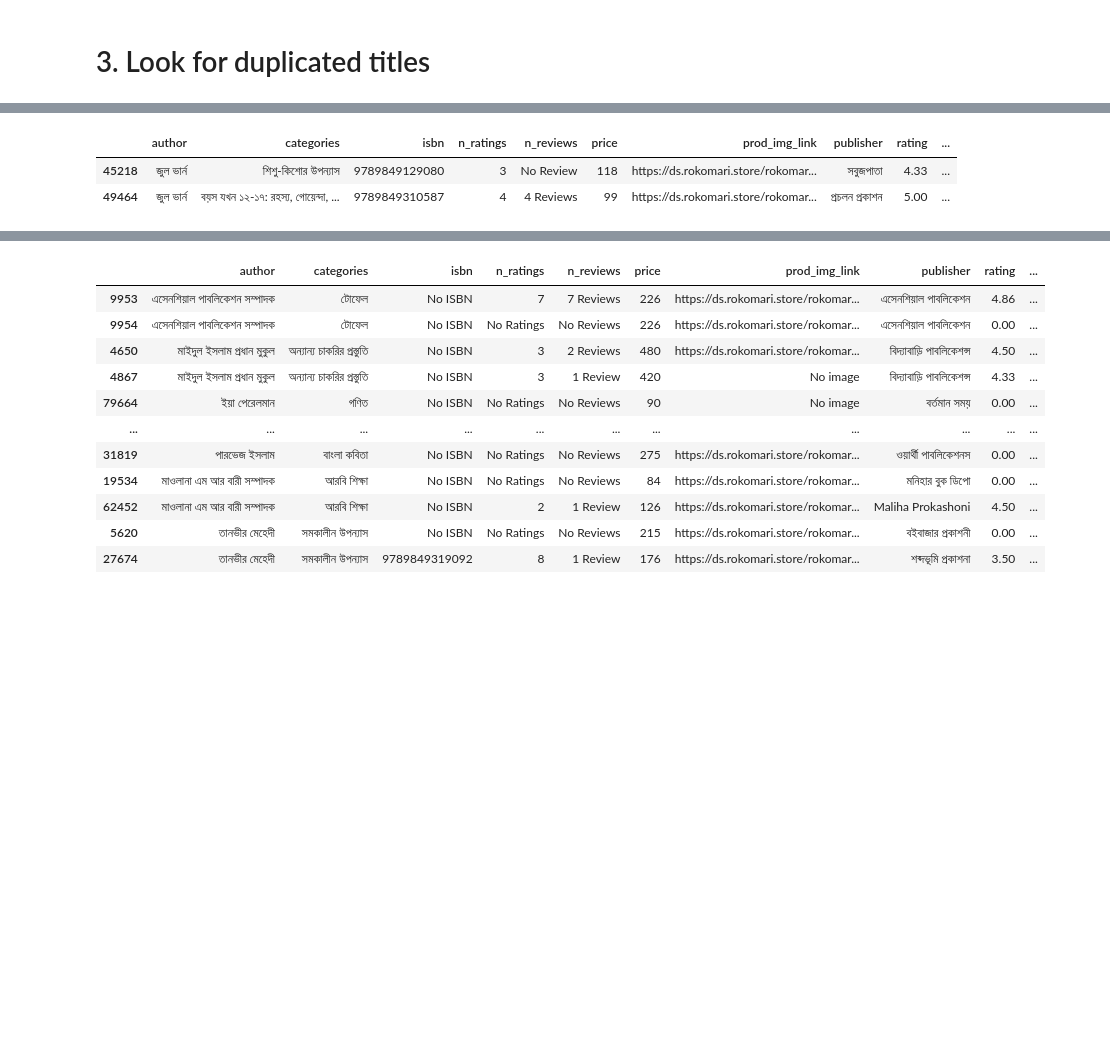
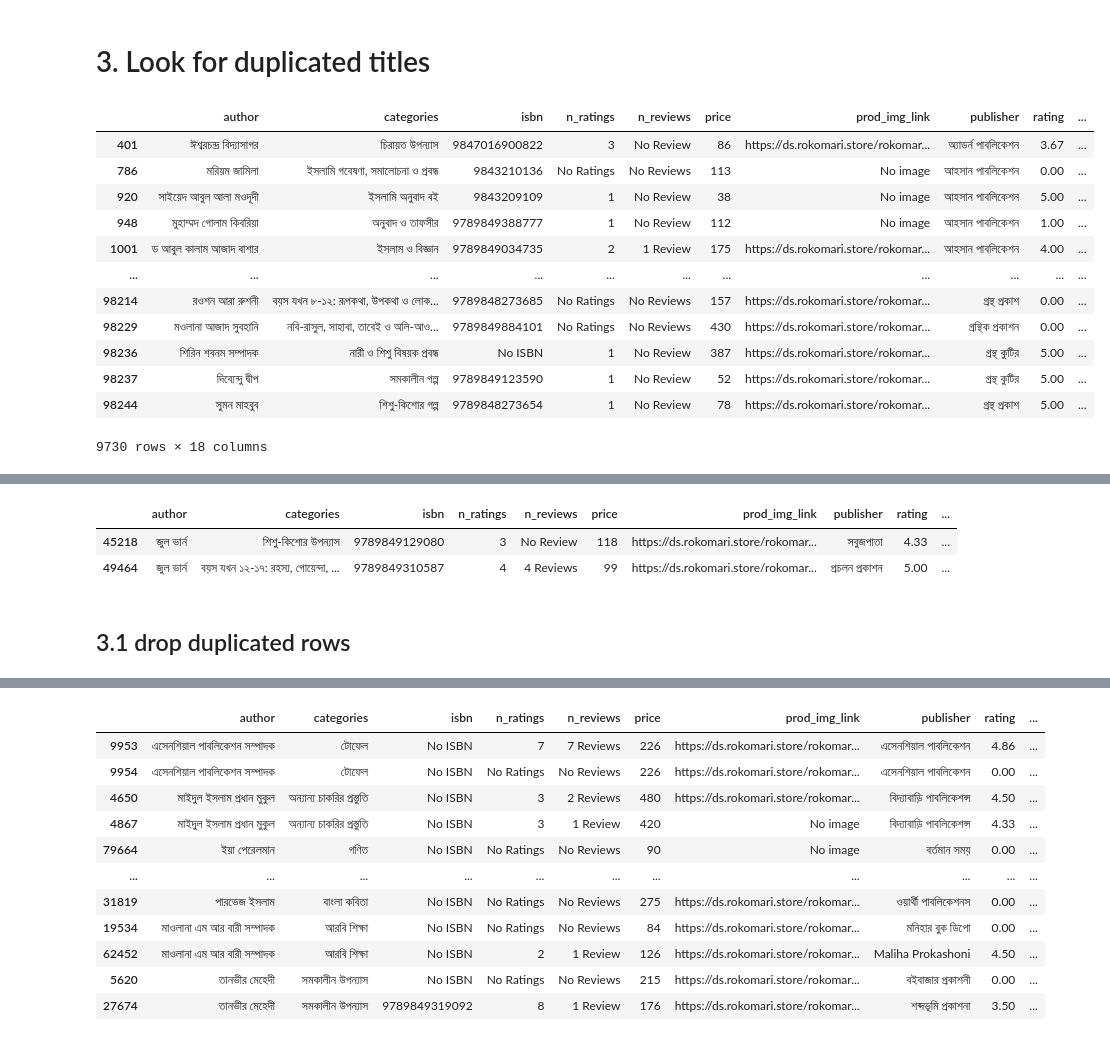
Before and after one commit to Tasfiq-K/recommendation_system_rokomari_books, a Jupyter notebook: notebooks/preprocessing_bn_books_title.ipynb, the cells around one changed output, grey strips where cells are left out. Drawn from its saved outputs; the diff is of its cells as text; code cells hidden in the pictures; blank space fills up the shorter version.

```diff
--- a/notebooks/preprocessing_bn_books_title.ipynb
+++ b/notebooks/preprocessing_bn_books_title.ipynb
@@ -211,6 +229,22 @@ df_bn['bangla_title'].apply(detect_language).value_counts()
 dtype: int64
 # %% [markdown]
 # 3. Look for duplicated titles
+# %%
+df_bn[df_bn[['bangla_title']].duplicated() == True]
+# %% [output]
+|  | author | categories | isbn | n_ratings | n_reviews | price | prod_img_link | publisher | rating | ... |
+| 401 | ঈশ্বরচন্দ্র বিদ্যাসাগর | চিরায়ত উপন্যাস | 9847016900822 | 3 | No Review | 86 | https://ds.rokomari.store/rokomar... | অ্যাডর্ন পাবলিকেশন | 3.67 | ... |
+| 786 | মরিয়ম জামিলা | ইসলামি গবেষণা, সমালোচনা ও প্রবন্ধ | 9843210136 | No Ratings | No Reviews | 113 | No image | আহসান পাবলিকেশন | 0.00 | ... |
+| 920 | সাইয়েদ আবুল আলা মওদূদী | ইসলামি অনুবাদ বই | 9843209109 | 1 | No Review | 38 | No image | আহসান পাবলিকেশন | 5.00 | ... |
+| 948 | মুহাম্মদ গোলাম কিবরিয়া | অনুবাদ ও তাফসীর | 9789849388777 | 1 | No Review | 112 | No image | আহসান পাবলিকেশন | 1.00 | ... |
+| 1001 | ড আবুল কালাম আজাদ বাশার | ইসলাম ও বিজ্ঞান | 9789849034735 | 2 | 1 Review | 175 | https://ds.rokomari.store/rokomar... | আহসান পাবলিকেশন | 4.00 | ... |
+| ... | ... | ... | ... | ... | ... | ... | ... | ... | ... | ... |
+| 98214 | রওশন আরা রুশনী | বয়স যখন ৮-১২: রূপকথা, উপকথা ও লোক... | 9789848273685 | No Ratings | No Reviews | 157 | https://ds.rokomari.store/rokomar... | গ্রন্থ প্রকাশ | 0.00 | ... |
+| 98229 | মওলানা আজাদ সুবহানি | নবি-রাসুল, সাহাবা, তাবেই ও অলি-আও... | 9789849884101 | No Ratings | No Reviews | 430 | https://ds.rokomari.store/rokomar... | গ্রন্থিক প্রকাশন | 0.00 | ... |
+| 98236 | শিরিন শবনম সম্পাদক | নারী ও শিশু বিষয়ক প্রবন্ধ | No ISBN | 1 | No Review | 387 | https://ds.rokomari.store/rokomar... | গ্রন্থ কুটির | 5.00 | ... |
+| 98237 | দিব্যেন্দু দ্বীপ | সমকালীন গল্প | 9789849123590 | 1 | No Review | 52 | https://ds.rokomari.store/rokomar... | গ্রন্থ কুটির | 5.00 | ... |
+| 98244 | সুমন মাহবুব | শিশু-কিশোর গল্প | 9789848273654 | 1 | No Review | 78 | https://ds.rokomari.store/rokomar... | গ্রন্থ প্রকাশ | 5.00 | ... |
+9730 rows × 18 columns
 # %%
 # df_bn[df_bn.duplicated(subset=['title'], keep=False)]
 pd.concat(g for _, g in df_bn.groupby("bangla_title") if len(g) > 1)
@@ -239,0 +271,2 @@ df_bn.loc[df_bn['bangla_title'] == '৮০ দিনে বিশ্বভ্র
+# %% [markdown]
+## 3.1 drop duplicated rows
```
Also changed, not shown: parts of 24 cells of this notebook.
